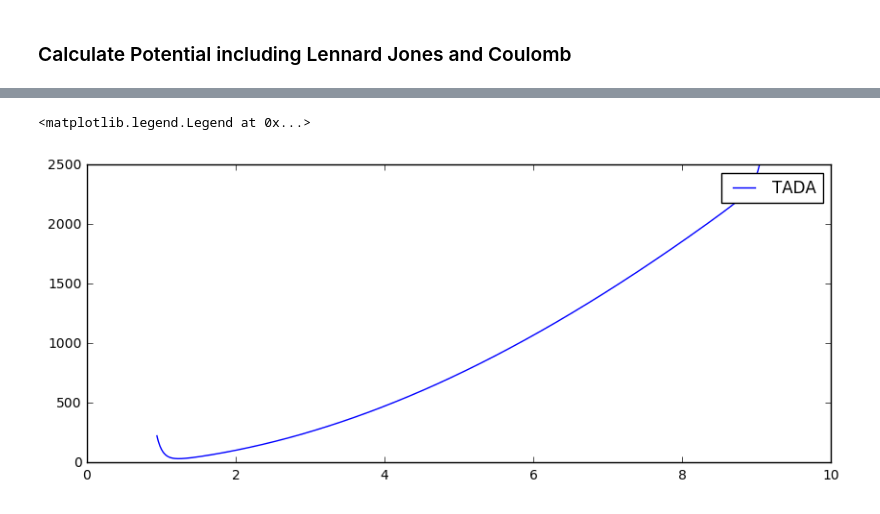
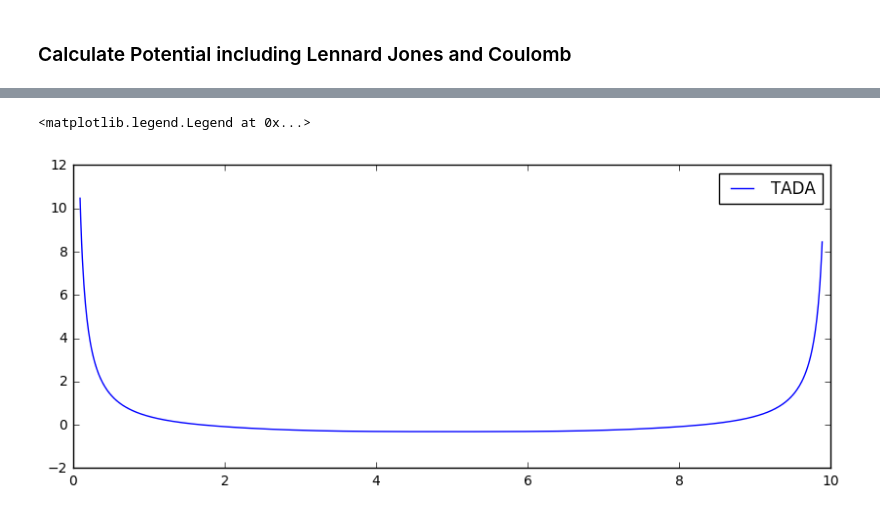
Before and after one commit to maqnius/compscie-mc, a Jupyter notebook: jupyter_notebooks/Test_LJ_potential.ipynb, the cells around one changed output, grey strips where cells are left out. Cells and saved outputs as stored; diff of their text form; code cells hidden in the pictures.

Commit message:
add coulomb plot in notebook

```diff
--- a/jupyter_notebooks/Test_LJ_potential.ipynb
+++ b/jupyter_notebooks/Test_LJ_potential.ipynb
@@ -44,7 +44,7 @@ def particle_config_COU(charges, box_size = 10., sigma = 1.0, epsilon = 1.0, r_l
 #        if r > box_size/2:
 #            r -= box_size
         distance.append(r)
-        pot.append(system_configuration.potential(xyz_trial = particle_positions))
+        pot.append(system_configuration.potential(xyz_trial = particle_positions, lennard_jones= False))
 #    distance = distance[400:]+distance[:400]
 #    pot = pot[400:] + pot[:400]
     return distance[::-1], pot[::-1]
@@ -96,10 +96,11 @@ axes[0].legend()
 ### Calculate Potential including Lennard Jones and Coulomb
 # %%
 %time
-distance_mix, pot_mix = particle_config_COU(charges=charges, sigma=sigmas,epsilon=epsilons)
-
+distance_mix, pot_mix = particle_config_COU(charges=charges, sigma=sigmas,epsilon=epsilons, r_lim=0.1)
+distance_mix = np.asarray(distance_mix)
 plt.figure(figsize=(10,4))
 plt.plot(distance_mix,pot_mix, label='TADA')
 plt.legend()
+#plt.ylim(-2,2)
 # %% [output]
 CPU times: user 0 ns, sys: 0 ns, total: 0 ns
@@ -107,2 +108,2 @@ Wall time: 6.91 µs
 <matplotlib.legend.Legend at 0x...>
-[figure, old version]
+[figure, new version]
```
Also changed, not shown: parts of 2 cells of this notebook, 2 other files.
